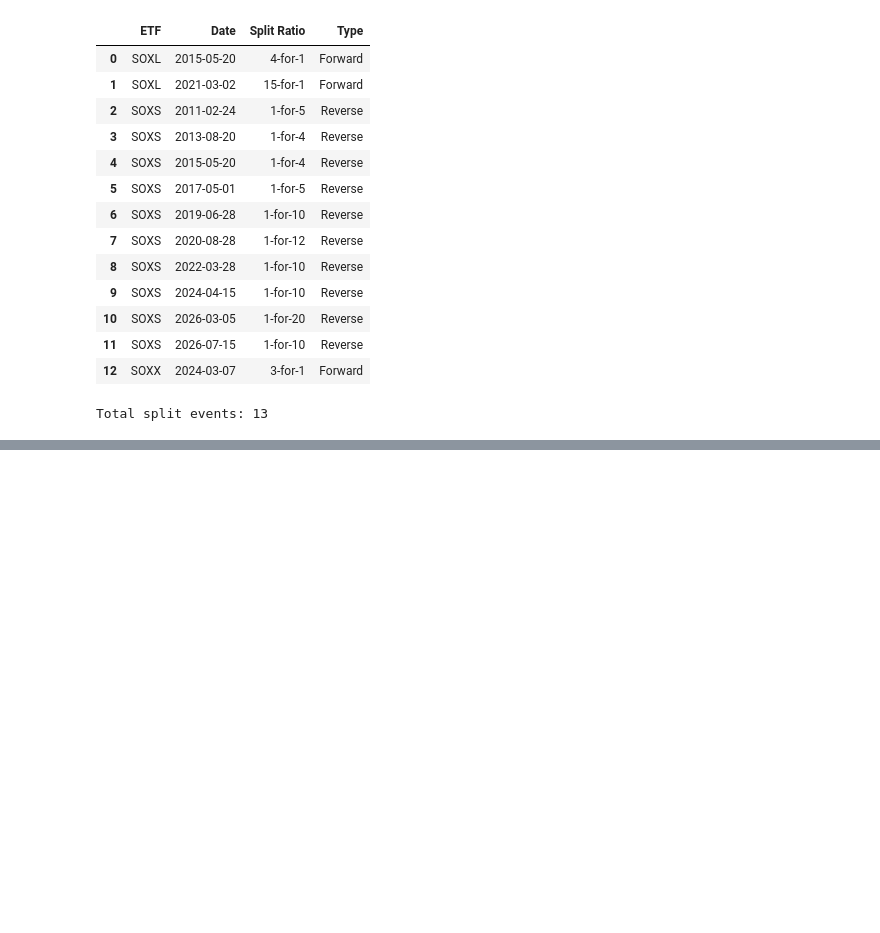
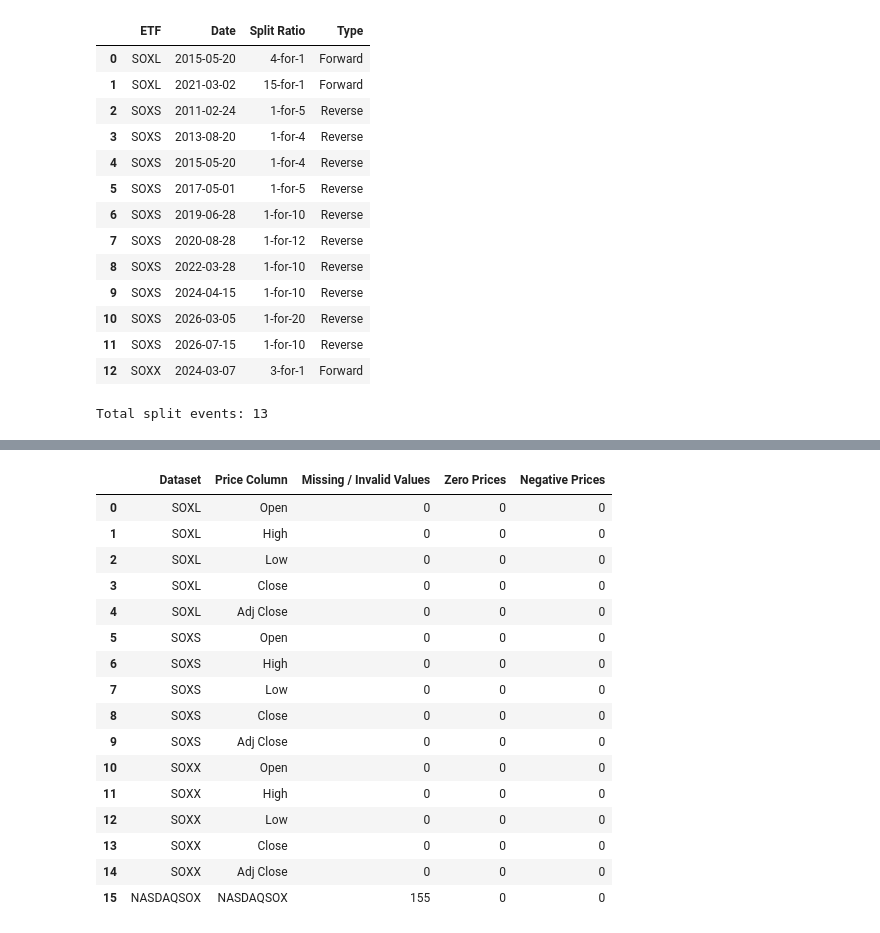
Before and after one commit to nishselv/soxl-risk-analysis, a Jupyter notebook: notebooks/01_data_validation.ipynb, the cells around one changed output, grey strips where cells are left out. Saved outputs shown, nothing was run; the diff lists cells and outputs as text; code cells hidden in the pictures; blank space fills up the shorter version.

```diff
--- a/notebooks/01_data_validation.ipynb
+++ b/notebooks/01_data_validation.ipynb
@@ -308,0 +885,46 @@ Total split events: 13
+# %%
+
+price_check_results = []
+
+for name, df in datasets.items():
+
+    if name == "NASDAQSOX":
+        price_columns = ["NASDAQSOX"]
+    else:
+        price_columns = [
+            "Open", "High", "Low", "Close", "Adj Close"
+        ]
+
+    for column in price_columns:
+
+        prices = pd.to_numeric(df[column], errors="coerce")
+
+        price_check_results.append({
+            "Dataset": name,
+            "Price Column": column,
+            "Missing / Invalid Values": prices.isna().sum(),
+            "Zero Prices": (prices == 0).sum(),
+            "Negative Prices": (prices < 0).sum()
+        })
+
+price_integrity = pd.DataFrame(price_check_results)
+
+display(price_integrity)
+# %% [output]
+|  | Dataset | Price Column | Missing / Invalid Values | Zero Prices | Negative Prices |
+| 0 | SOXL | Open | 0 | 0 | 0 |
+| 1 | SOXL | High | 0 | 0 | 0 |
+| 2 | SOXL | Low | 0 | 0 | 0 |
+| 3 | SOXL | Close | 0 | 0 | 0 |
+| 4 | SOXL | Adj Close | 0 | 0 | 0 |
+| 5 | SOXS | Open | 0 | 0 | 0 |
+| 6 | SOXS | High | 0 | 0 | 0 |
+| 7 | SOXS | Low | 0 | 0 | 0 |
+| 8 | SOXS | Close | 0 | 0 | 0 |
+| 9 | SOXS | Adj Close | 0 | 0 | 0 |
+| 10 | SOXX | Open | 0 | 0 | 0 |
+| 11 | SOXX | High | 0 | 0 | 0 |
+| 12 | SOXX | Low | 0 | 0 | 0 |
+| 13 | SOXX | Close | 0 | 0 | 0 |
+| 14 | SOXX | Adj Close | 0 | 0 | 0 |
+| 15 | NASDAQSOX | NASDAQSOX | 155 | 0 | 0 |
```
Also changed, not shown: parts of 64 cells of this notebook, 4 other files.
